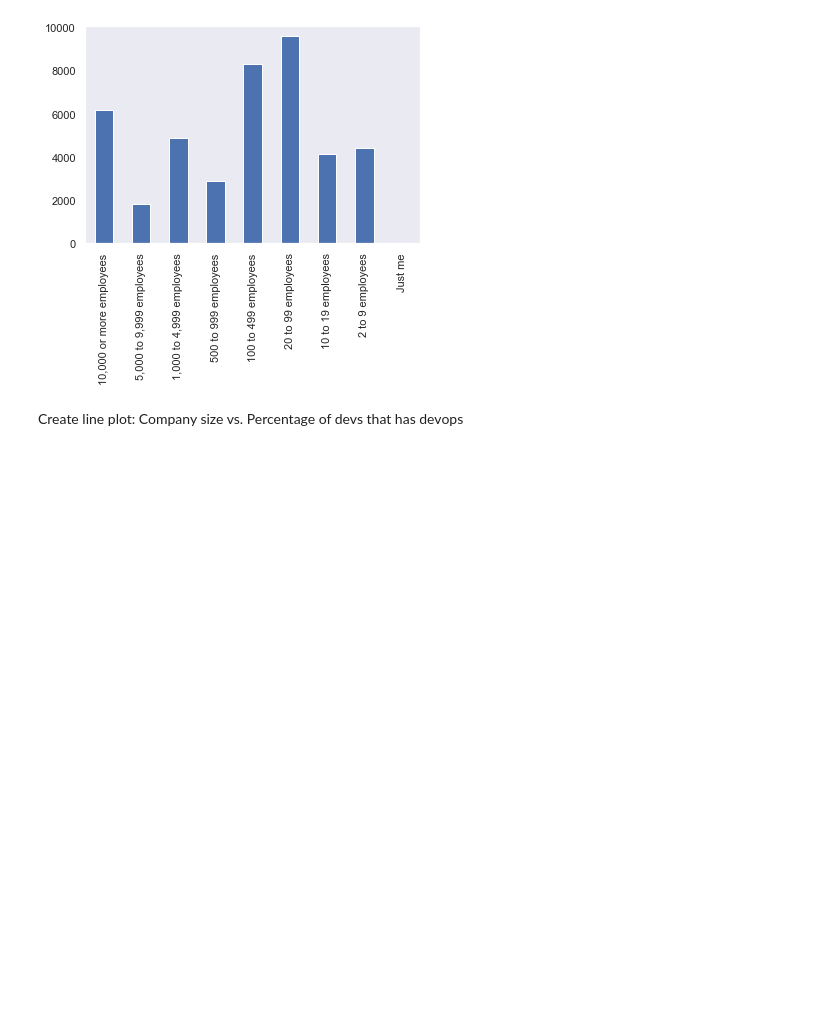
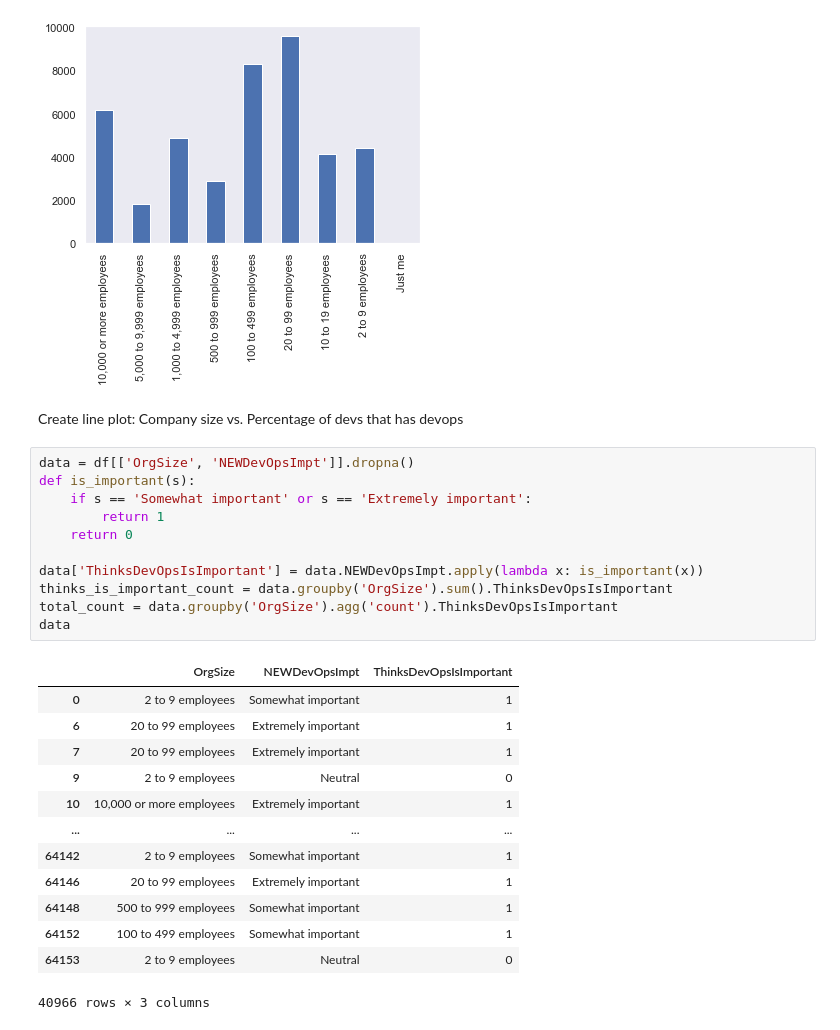
Before and after one commit to bewagner/stack_overflow_survey_devops, a Jupyter notebook: Developer survey blog post.ipynb, the cells around one changed output. Drawn from its saved outputs; the diff is of its cells as text; blank space fills up the shorter version.

```diff
--- a/Developer survey blog post.ipynb
+++ b/Developer survey blog post.ipynb
@@ -164,3 +164,28 @@ company_size_total.plot(kind='bar', legend=False)
 [figure]
 # %% [markdown]
 Create line plot: Company size vs. Percentage of devs that has devops
+# %%
+data = df[['OrgSize', 'NEWDevOpsImpt']].dropna()
+def is_important(s):
+    if s == 'Somewhat important' or s == 'Extremely important':
+        return 1
+    return 0
+
+data['ThinksDevOpsIsImportant'] = data.NEWDevOpsImpt.apply(lambda x: is_important(x))
+thinks_is_important_count = data.groupby('OrgSize').sum().ThinksDevOpsIsImportant
+total_count = data.groupby('OrgSize').agg('count').ThinksDevOpsIsImportant
+data
+# %% [output]
+|  | OrgSize | NEWDevOpsImpt | ThinksDevOpsIsImportant |
+| 0 | 2 to 9 employees | Somewhat important | 1 |
+| 6 | 20 to 99 employees | Extremely important | 1 |
+| 7 | 20 to 99 employees | Extremely important | 1 |
+| 9 | 2 to 9 employees | Neutral | 0 |
+| 10 | 10,000 or more employees | Extremely important | 1 |
+| ... | ... | ... | ... |
+| 64142 | 2 to 9 employees | Somewhat important | 1 |
+| 64146 | 20 to 99 employees | Extremely important | 1 |
+| 64148 | 500 to 999 employees | Somewhat important | 1 |
+| 64152 | 100 to 499 employees | Somewhat important | 1 |
+| 64153 | 2 to 9 employees | Neutral | 0 |
+40966 rows × 3 columns
```
Also changed, not shown: parts of 2 cells of this notebook, 3 other files.
